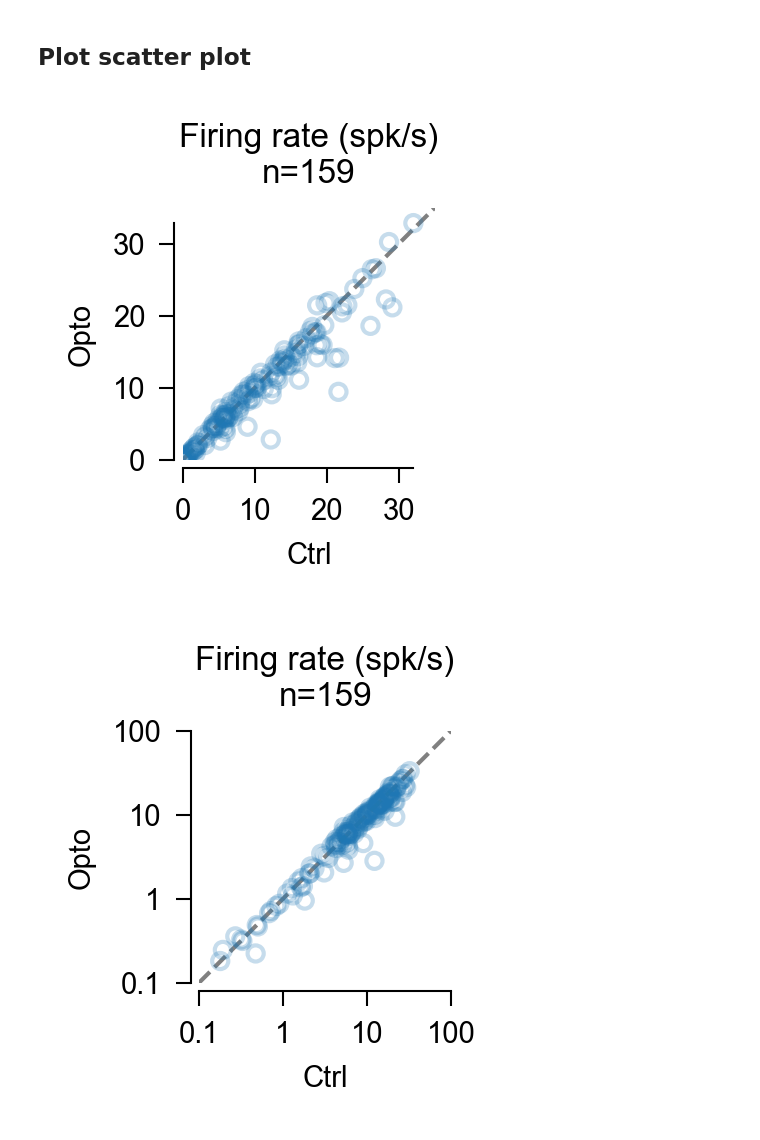
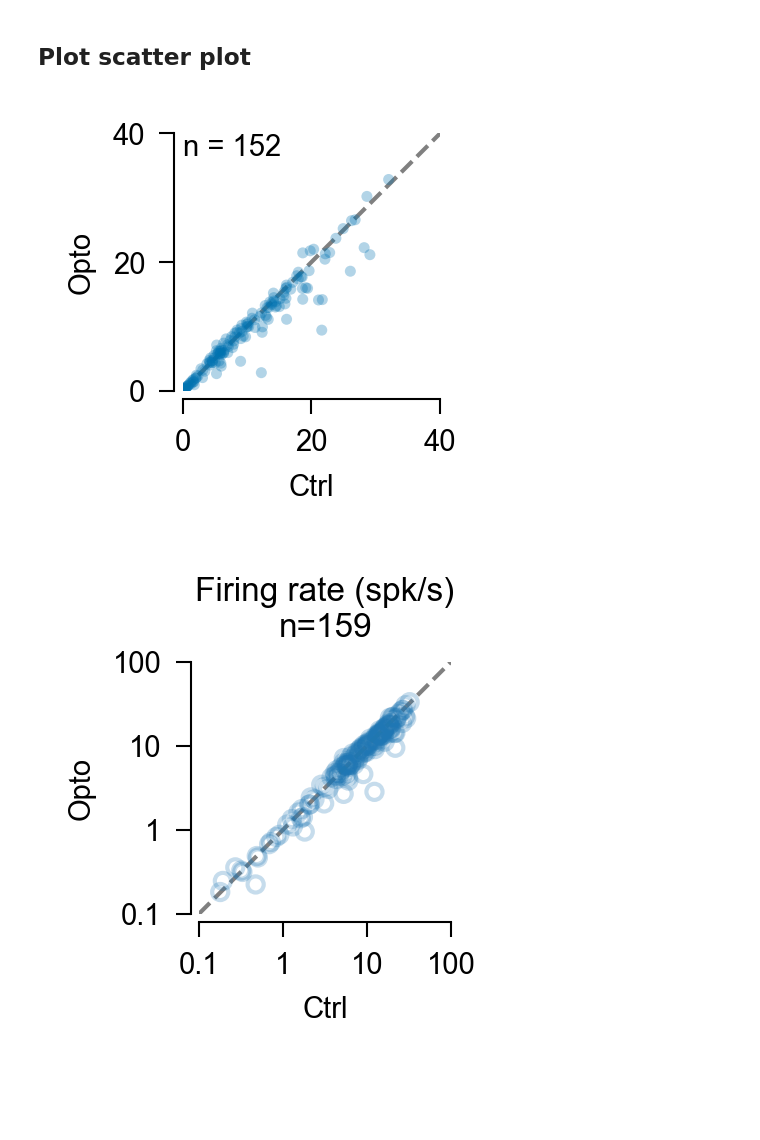
Before and after one commit to yannikbauer/hollymov_code, a Jupyter notebook: hmov_code/fig_01/plot_opto_fr_scatter.ipynb, the cells around one changed output. Drawn from its saved outputs; the diff is of its cells as text; code cells hidden in the pictures; blank space fills up the shorter version.

Commit message:
update Fig1 scatter plots

```diff
--- a/hmov_code/fig_01/plot_opto_fr_scatter.ipynb
+++ b/hmov_code/fig_01/plot_opto_fr_scatter.ipynb
@@ -30,7 +29,9 @@ The autoreload extension is already loaded. To reload it, use:
 # %% [markdown]
 ## Get mean FRs opto vs control
 # %%
-df = pd.DataFrame((HmovUnit().fetch(dj.key, 'hmu_fr_mean_stim_ctrl', 'hmu_fr_mean_stim_opto', 'hmu_fr_mean_spont_ctrl', 'hmu_fr_mean_spont_opto', as_dict=True)))
+df = pd.DataFrame((HmovUnit() & f'hmu_fr_mean_e > {CRIT["fr_crit"]}'
+                  ).fetch(dj.key, 'hmu_fr_mean_stim_ctrl', 'hmu_fr_mean_stim_opto', 'hmu_fr_mean_spont_ctrl', 'hmu_fr_mean_spont_opto',
+                          as_dict=True))
 df
 # %% [output]
 |  | m | s | e | u | hmu_fr_mean_stim_ctrl | hmu_fr_mean_stim_opto | hmu_fr_mean_spont_ctrl | ... |
@@ -77,3 +78,8 @@ plt.rcParams.update({
     'ytick.labelsize': 7,
     'legend.fontsize': 7,
     })
+
+# Get default colors for opto, locomotion and eye data
+col_dict = get_color_dict(color_names=['blue','orange', 'green', 'red', 'purple',
+                                       'brown', 'pink', 'gray', 'yellow', 'lightblue'])
+col = col_dict['blue']  # opto color
@@ -80,9 +91,10 @@ plt.rcParams.update({
 # %%
-fig, ax = plot_fr_scatter(df['hmu_fr_mean_stim_ctrl'], df['hmu_fr_mean_stim_opto'], labels=['Ctrl', 'Opto'], color='tab:blue',
-                        logscale=False, axlims=[0, 35], axticks=[0.1,1,10,100], dpi=300,  size=15)
-# plt.savefig('opto_fr_scatter.pdf')
+fig, ax = plot_fr_scatter(df['hmu_fr_mean_stim_ctrl'], df['hmu_fr_mean_stim_opto'], labels=['Ctrl', 'Opto'],
+                        title=False, logscale=False, axlims=[0, 40], axticks=[0.1,1,10,100],
+                        facecolor=col, edgecolor='none', alpha=0.3, size=7, figsize=(3.5,3.5), dpi=300)
+plt.savefig('opto_fr_scatter.pdf')
 # %% [output]
-[figure, old version]
+[figure, new version]
 # %%
 fig, ax = plot_fr_scatter(df['hmu_fr_mean_stim_ctrl'], df['hmu_fr_mean_stim_opto'], labels=['Ctrl', 'Opto'], color='tab:blue',
                         logscale=True, axlims=[0.1, 100], axticks=[0.1,1,10,100], dpi=300, size=15)
```
Also changed, not shown: parts of 4 cells of this notebook, 7 other files.
